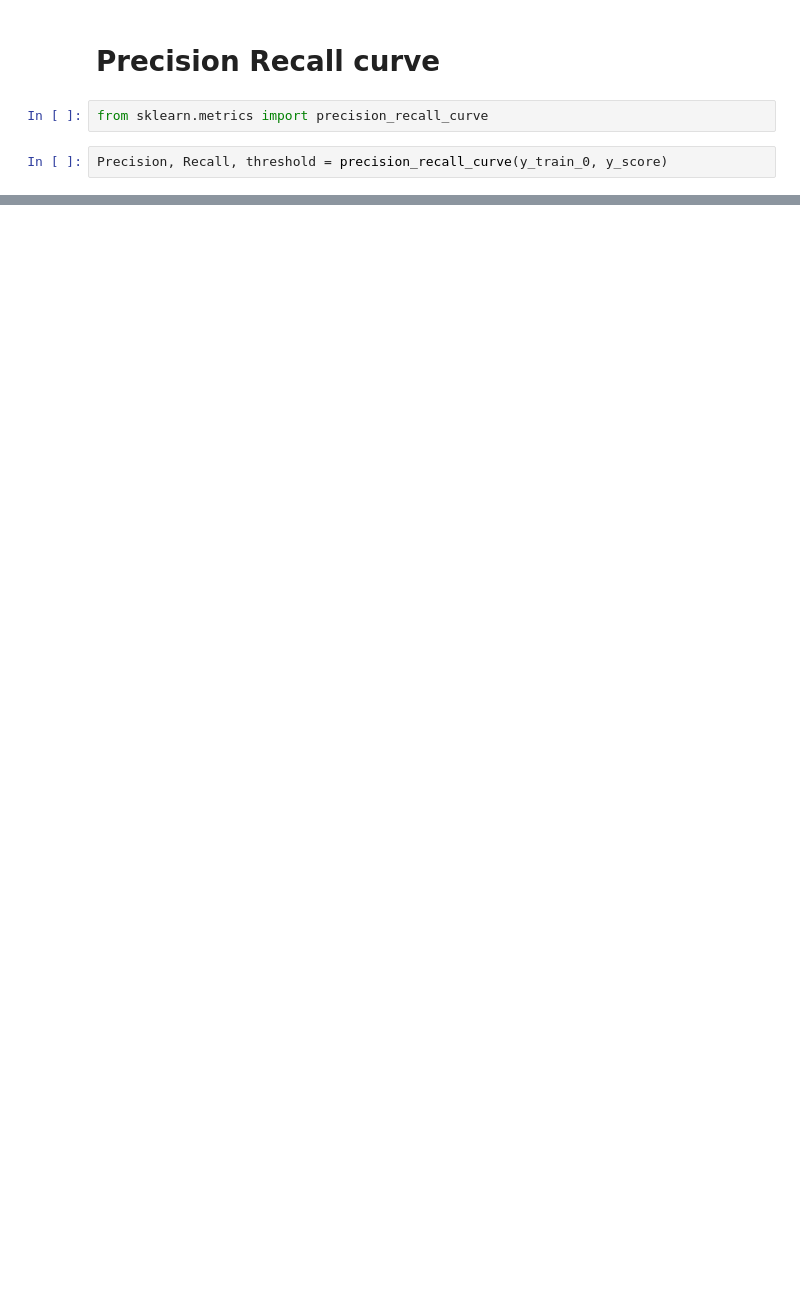
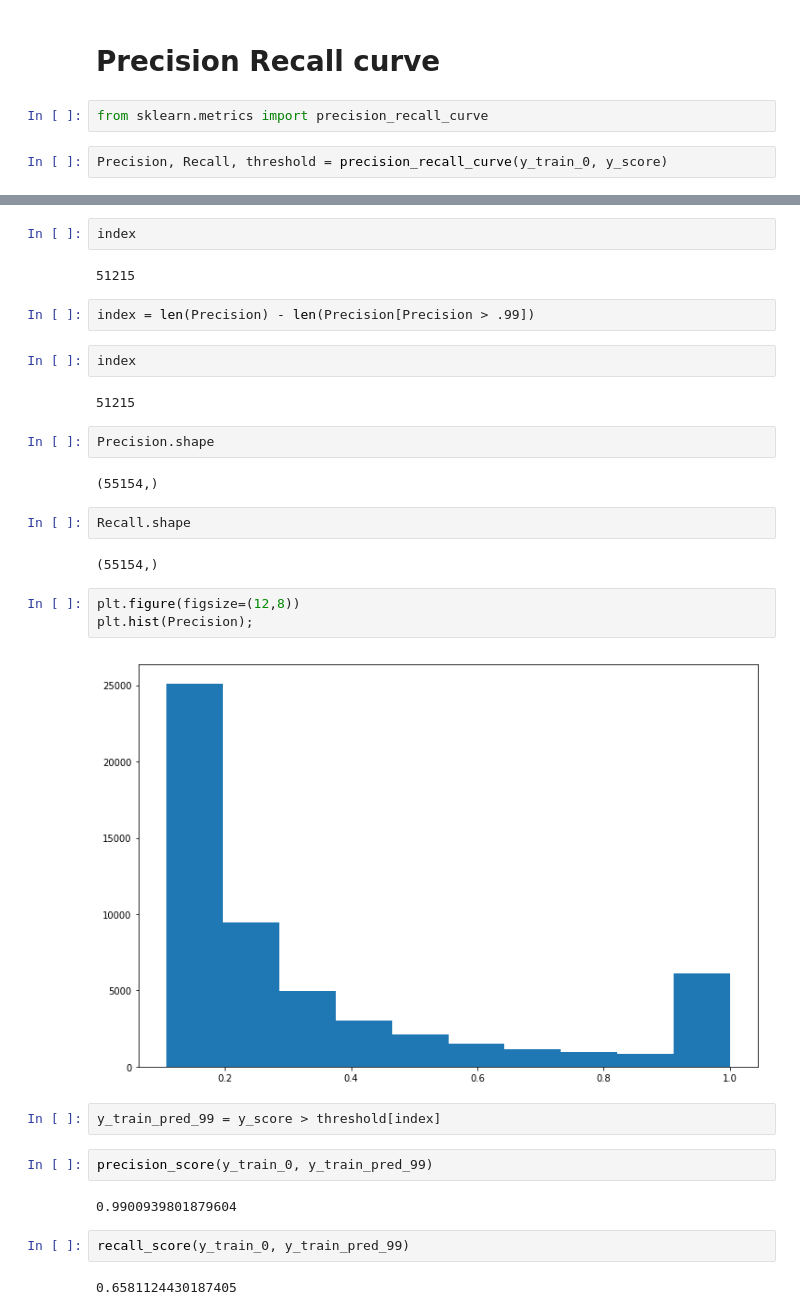
Before and after one commit to Kaushalkhokhar/MNIST-Project_5, a Jupyter notebook: MNIST Project_5.ipynb, the cells around one changed output, grey strips where cells are left out. Saved outputs shown, nothing was run; the diff lists cells and outputs as text; blank space fills up the shorter version.

```diff
--- a/MNIST Project_5.ipynb
+++ b/MNIST Project_5.ipynb
@@ -170,0 +214,33 @@ plt.show();
+# %%
+index
+# %% [output]
+51215
+# %%
+index = len(Precision) - len(Precision[Precision > .99])
+# %%
+index
+# %% [output]
+51215
+# %%
+Precision.shape
+# %% [output]
+(55154,)
+# %%
+Recall.shape
+# %% [output]
+(55154,)
+# %%
+plt.figure(figsize=(12,8))
+plt.hist(Precision);
+# %% [output]
+[figure, added]
+# %%
+y_train_pred_99 = y_score > threshold[index]
+# %%
+precision_score(y_train_0, y_train_pred_99)
+# %% [output]
+0.9900939801879604
+# %%
+recall_score(y_train_0, y_train_pred_99)
+# %% [output]
+0.6581124430187405
```
Also changed, not shown: parts of 29 cells of this notebook, 1 other file.
